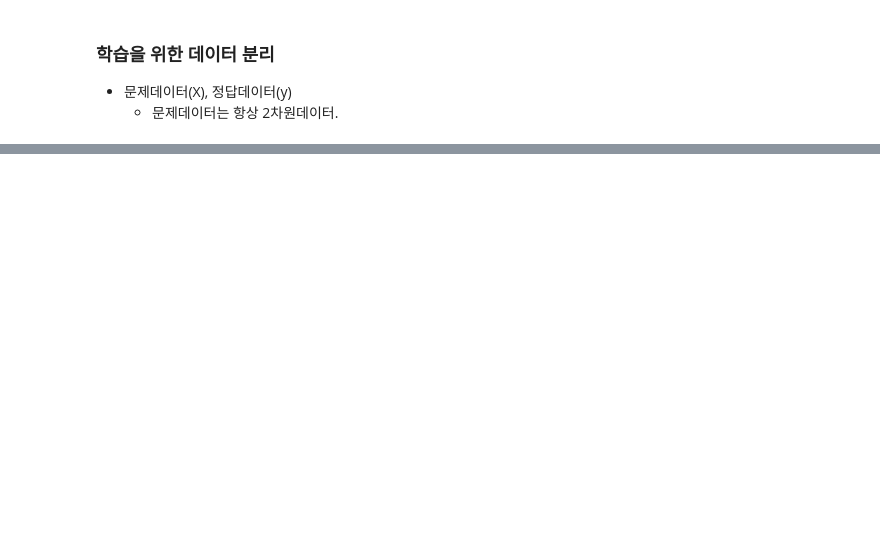
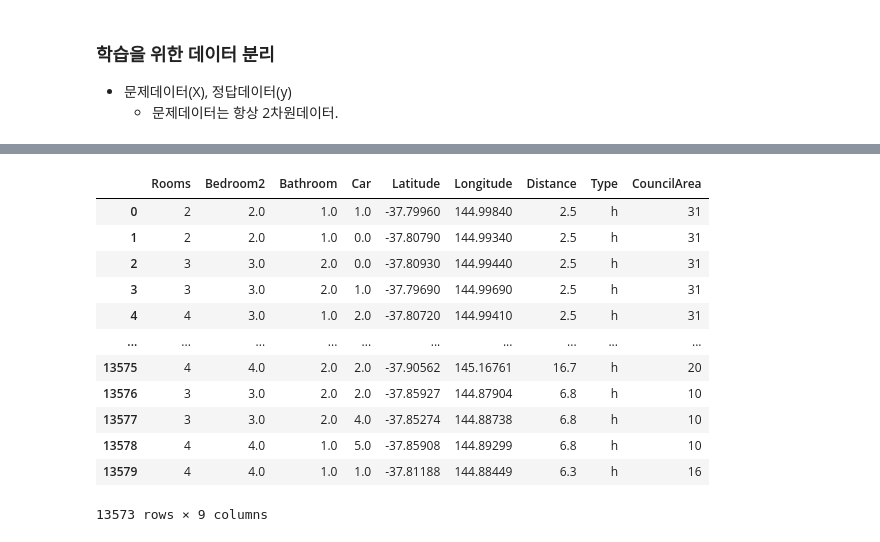
Before and after one commit to good0neighbour/ESTCampAI, a Jupyter notebook: 머신러닝/ex02집가격예측.ipynb, the cells around one changed output, grey strips where cells are left out. Cells and saved outputs as stored; diff of their text form; code cells hidden in the pictures; blank space fills up the shorter version.

```diff
--- a/머신러닝/ex02집가격예측.ipynb
+++ b/머신러닝/ex02집가격예측.ipynb
@@ -536,0 +564,18 @@ y = selected_data['Price']
+# %%
+# 원본 상태로 작업을 하면 에러가 남.
+# 컬럼 내부에 numpy 배열 형태의 데이터가 존재 → 제거해주고 인코딩을 해보자
+# [] -> "[]"
+X['CouncilArea'] = X['CouncilArea'].astype("str").copy()
+# 컬럼 내부의 값을 모두 str으로 바꾼 뒤 덮어쓰기.
+# %%
+# "[]" 원래는 numpy의 배열 형태였던 데이터 찾아보기
+empty_council = X[X["CouncilArea"] == "[]"]
+# %%
+# empty_council의 인덱스를 이용해서 CouncilArea가 []인 행을 삭제
+# 1. X에서 삭제 -> drop을 이용해서 인덱스(행)
+X.drop(empty_council.index, inplace = True)
+
+# 2. y에서 삭제
+y.drop(empty_council.index, inplace = True)
+
+# 주의 : 원본 X, y에도 삭제 내용이 반영
@@ -536,0 +606,22 @@ y = selected_data['Price']
+# %%
+X_label = X.copy(deep = True)
+# 1. LabelEncoder 도구 생성
+encoder = LabelEncoder()
+# 2. LabelEncoder에 데이터를 학습 : 데이터가 어떤 구성으로 이루어져있는지 파악
+# 3. 인코딩
+X_label["CouncilArea"] = encoder.fit_transform(X_label["CouncilArea"])
+X_label
+# %% [output]
+|  | Rooms | Bedroom2 | Bathroom | Car | Latitude | Longitude | Distance | Type | CouncilArea |
+| 0 | 2 | 2.0 | 1.0 | 1.0 | -37.79960 | 144.99840 | 2.5 | h | 31 |
+| 1 | 2 | 2.0 | 1.0 | 0.0 | -37.80790 | 144.99340 | 2.5 | h | 31 |
+| 2 | 3 | 3.0 | 2.0 | 0.0 | -37.80930 | 144.99440 | 2.5 | h | 31 |
+| 3 | 3 | 3.0 | 2.0 | 1.0 | -37.79690 | 144.99690 | 2.5 | h | 31 |
+| 4 | 4 | 3.0 | 1.0 | 2.0 | -37.80720 | 144.99410 | 2.5 | h | 31 |
+| ... | ... | ... | ... | ... | ... | ... | ... | ... | ... |
+| 13575 | 4 | 4.0 | 2.0 | 2.0 | -37.90562 | 145.16761 | 16.7 | h | 20 |
+| 13576 | 3 | 3.0 | 2.0 | 2.0 | -37.85927 | 144.87904 | 6.8 | h | 10 |
+| 13577 | 3 | 3.0 | 2.0 | 4.0 | -37.85274 | 144.88738 | 6.8 | h | 10 |
+| 13578 | 4 | 4.0 | 1.0 | 5.0 | -37.85908 | 144.89299 | 6.8 | h | 10 |
+| 13579 | 4 | 4.0 | 1.0 | 1.0 | -37.81188 | 144.88449 | 6.3 | h | 16 |
+13573 rows × 9 columns
```
Also changed, not shown: parts of 24 cells of this notebook, 19 other files.
